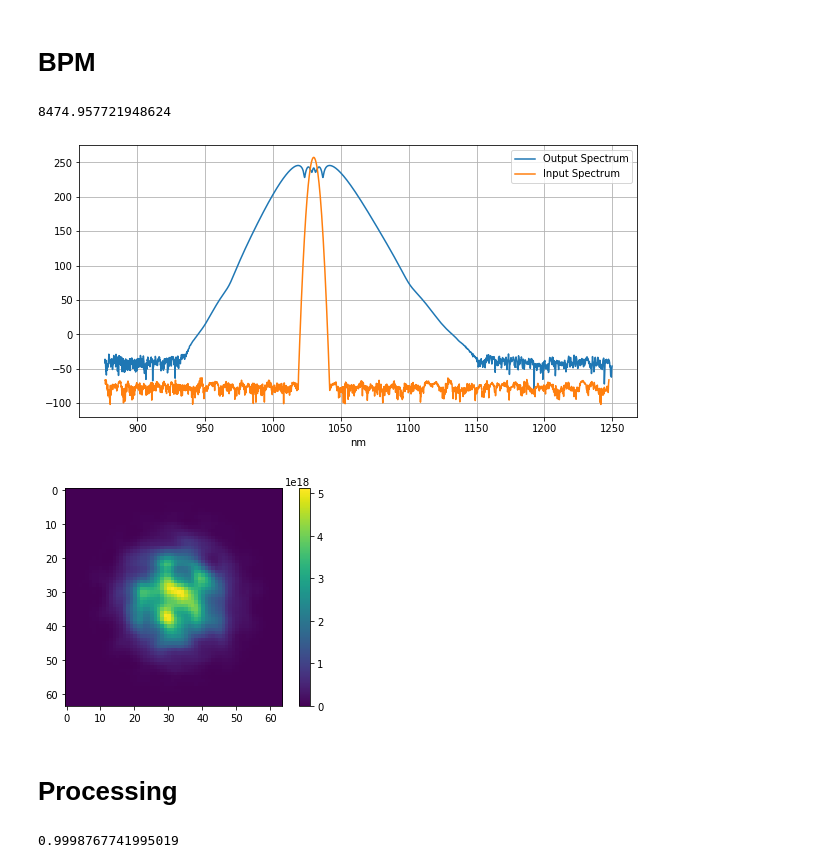
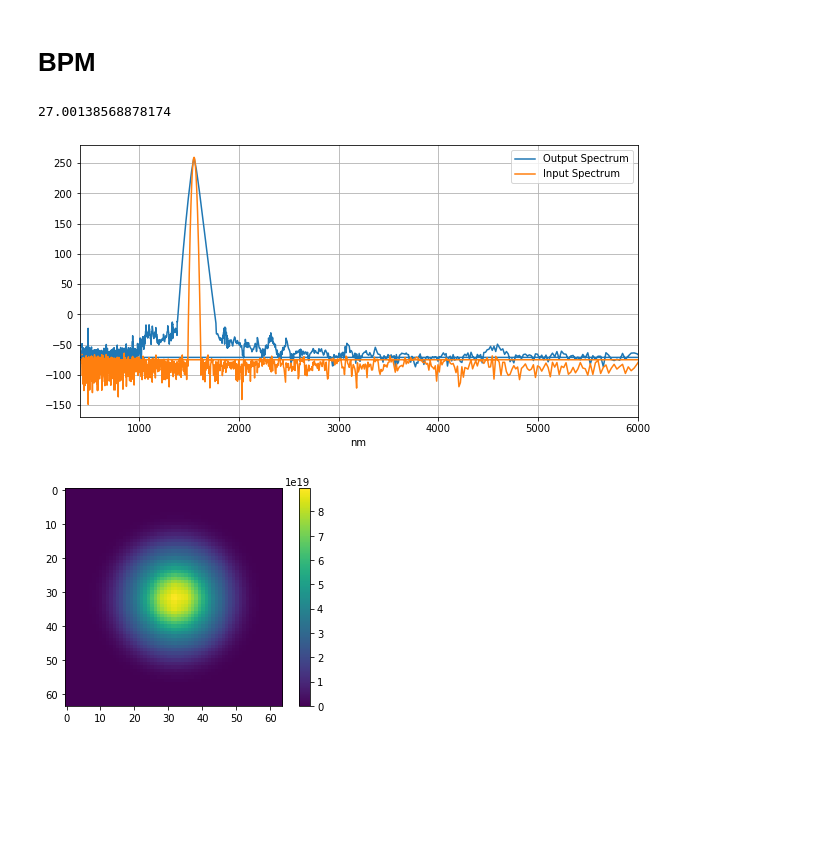
Before and after one commit to ugurtegin/MMF_RNN_Reuse, a Jupyter notebook: GRIN_BPM_DS.ipynb, the cells around one changed output. Saved outputs shown, nothing was run; the diff lists cells and outputs as text; code cells hidden in the pictures; blank space fills up the shorter version.

```diff
--- a/GRIN_BPM_DS.ipynb
+++ b/GRIN_BPM_DS.ipynb
@@ -87,14 +53,12 @@ plt.show()
 # %%
 tt = time.time()
 c = 299792458 # [m/s]
-n0 = 1.44                   # Refractive index of medium
-lambda_c = 1030e-9          # Central wavelength of the input pulse in [m]
-#k0 = 2*pi/lambda_c         # [1/m]
-#k = k0*n0                  # [1/m]
+n0 = 1.44                   # Refractive index of medium (1.44 for 1550 nm, 1.45 for 1030 nm)
+lambda_c = 1550e-9          # Central wavelength of the input pulse in [m]
 
 ## TIME SPACE DOMAIN
-timewidth = 20e-12          # Width of the time window in [s]
-tres = timewidth/((2**11))
+timewidth = 4e-12          # Width of the time window in [s]
+tres = timewidth/((2**12))
 t = cp.arange(-timewidth*0.5,(timewidth*0.5),tres)
 #t = -timewidth*0.5:tres:timewidth*0.5 # Time in [s]
 timesteps=len(t)
@@ -126,12 +90,13 @@ zbam = cp.arange(-a,(a-2*a/N)+(2*a/N),2*a/N)
 kx = cp.transpose(zbam) # "frequency" domain indexing ky = kx;
 ky = kx
 [KX,KY,WT] = cp.meshgrid(kx,ky,wt);
+
 ## OPERATORS
 k0 = w*n0/c
-n2 = 3.2e-20       #Kerr coefficient (m^2/W)
+n2 = 2.3e-20       #Kerr coefficient (m^2/W)
 R = 25e-6
-beta2 = 24.8e-27
-beta3 = 23.3e-42
+beta2 = -25e-27
+beta3 = 143e-42
 gamma = (2*cp.pi*n2/(lambda_c))
 delta = 0.01
 NL1 = -1j*((k0*delta)/(R*R))*((X**2)+(Y**2))
@@ -139,23 +104,20 @@ NL1 = -1j*((k0*delta)/(R*R))*((X**2)+(Y**2))
 D1 = (0.5*1j/k0)*((-1j*(KX))**2+(-1j*(KY))**2)
 D2 = ((-0.5*1j*beta2)*(-1j*(WT))**2)+((beta3/6)*(-1j*(WT))**3)
 D = D1 + D2
-dz = 555e-6/16
+s_imgper = (cp.pi*R)/cp.sqrt(2*delta)
+dz = s_imgper/16
 DFR = cp.exp(D*dz/2)
 
 ## INPUT
-flength = 555e-6*10
+flength = s_imgper*20
 fstep = flength/dz
 x_fwhm = 25e-6
-t_fwhm = 1e-12
-Ppeak = 10e6 # kW
+t_fwhm = 400e-15
+Ppeak = 1e6 # W
+#Ppeak = cp.linspace(0.5e6, 5e6, num=1000)
 
-
-
-for musti in range(3000):
-  slm = masked_input[musti]
-  slm = cp.exp(1j*slm)
-  slm2 = cp.repeat(slm[:,:,cp.newaxis], 2048, axis=2)
-  A = slm2*cp.sqrt(Ppeak/(cp.pi*x_fwhm*x_fwhm))*cp.exp( - ((X**2)/(2*(x_fwhm/2.35482)**2)+ (Y**2)/(2*(x_fwhm/2.35482)**2) + (T**2)/(2*(t_fwhm/2.35482)**2)));
+for musti in range(1):
+  A = cp.sqrt(Ppeak/(cp.pi*x_fwhm*x_fwhm))*cp.exp( - ((X**2)/(2*(x_fwhm/2.35482)**2)+ (Y**2)/(2*(x_fwhm/2.35482)**2) + (T**2)/(2*(t_fwhm/2.35482)**2)));
   ### MAIN FUNCTION
   Ain = A
   #Asave = cp.zeros((sampesize,64,64,1024), dtype=complex)
@@ -175,36 +137,36 @@ for musti in range(3000):
       Ein2=cp.fft.ifftn(cp.fft.ifftshift(Einf*DFR));
       #Ain = Ein2;
       Ain =cp.multiply(cp_super_gauss2d,Ein2);
-
-  Ain_cpu=Ain.get()
-  sio.savemat('/content/drive/MyDrive/BPM_sinc_paper/sinc_data/data'+str(musti)+'.mat', {'Ain':Ain_cpu})
+      Ain_cpu=Ain.get()
+      #www=wave.get()
+      #s =np.squeeze(np.sum(np.squeeze(np.sum(Ain_cpu,axis=0)),axis=0))
+      #sio.savemat('/content/drive/MyDrive/NatMI_MMFwRNN/Data/STI_18Dec/data'+str(musti)+'_step'+str(ugur)+'.mat', {'Ain':s,'wave':www})
 
 
 
 elapsed = time.time() - tt
 print(elapsed)
 # %% [output]
-8474.957721948624
+27.00138568878174
 # %%
 www=wave.get()
 s =np.squeeze(np.sum(np.squeeze(np.sum(Ain_cpu,axis=0)),axis=0))
 s_in =np.squeeze(np.sum(np.squeeze(np.sum(A.get(),axis=0)),axis=0))
 sf=np.fft.fftshift(np.fft.fft(s))
 sf_in=np.fft.fftshift(np.fft.fft(s_in))
 fig=plt.figure(figsize=(10,5))
 plt.plot(www*1e9,10*np.log10(np.abs(sf)**2),label='Output Spectrum')
 plt.plot(www*1e9,10*np.log10(np.abs(sf_in)**2),label='Input Spectrum')
 plt.legend()
 plt.grid()
 plt.xlabel('nm')
+plt.xlim(400,6000)
 plt.show()
 
 ampltd =np.sum(Ain_cpu,axis=2)
 plt.imshow((np.abs(ampltd)**2))
 plt.colorbar()
 plt.show()
 # %% [output]
-[figure, old version]
+[figure, new version]
-[figure, old version]
+[figure, new version]
-# %% [markdown]
-# Processing
@@ -241,11 +172,0 @@ for ii in range(3000):
-# %%
-X=flattened
-y=sinc_out.get()
-from sklearn.linear_model import LinearRegression
-reg = LinearRegression().fit(X[:2400,:], y[:2400])
-reg.score(X[2400:,:], y[2400:])
-
-pred=reg.predict(X)
-sio.savemat('/content/drive/MyDrive/Optical DNN Project/1. MMF_Network_Paper/BPM_sinc_paper/pred_y_x.mat',{'pred':pred,'y':y,'x':rescaled.get()})
-# %% [output]
-0.9998767741995019
```
Also changed, not shown: parts of 6 cells of this notebook.
